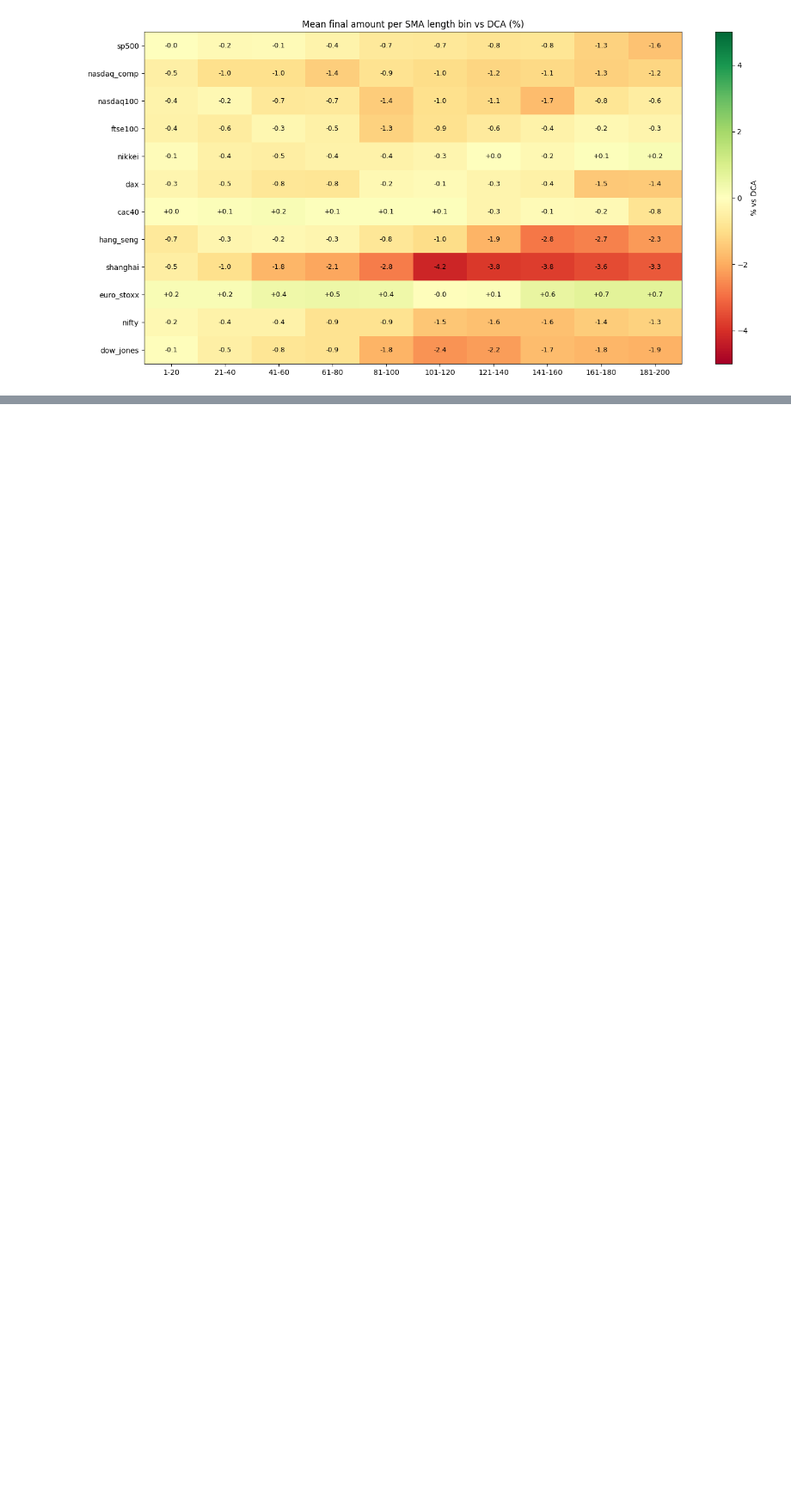
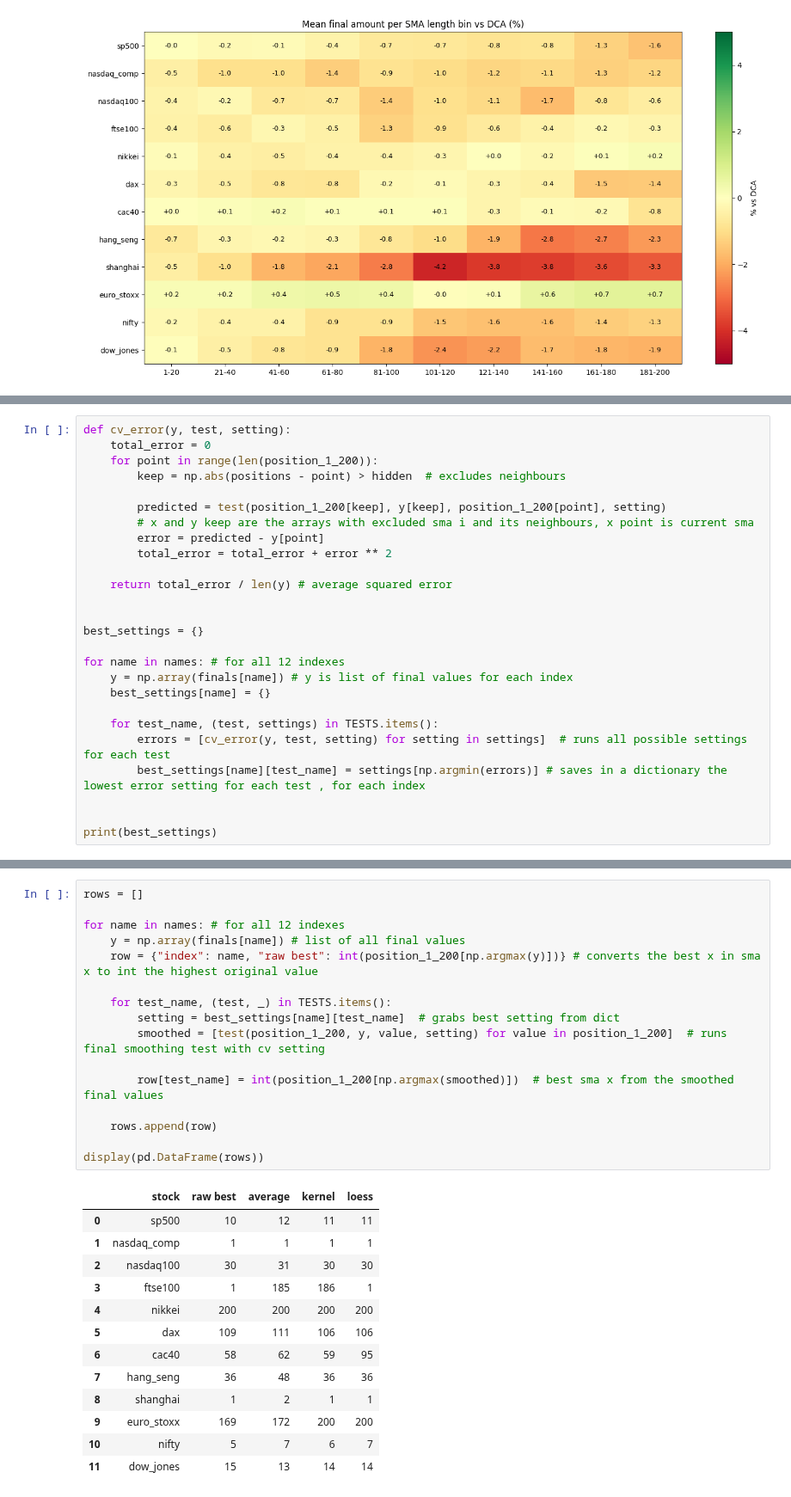
Before and after one commit to pedrosalgado22/SMAstrategy, a Jupyter notebook: smanalysis_fullsimulation.ipynb, the cells around one changed output, grey strips where cells are left out. Shown at 86% size. Cells and saved outputs as stored; diff of their text form; blank space fills up the shorter version.

```diff
--- a/smanalysis_simulation.ipynb
+++ b/smanalysis_fullsimulation.ipynb
@@ -531,0 +435,26 @@ display(table.style.map(colour, subset=[f"significant ({w})" for w in WIDTHS]))
+# %%
+def cv_error(y, test, setting):
+    total_error = 0
+    for point in range(len(position_1_200)):
+        keep = np.abs(positions - point) > hidden  # excludes neighbours
+
+        predicted = test(position_1_200[keep], y[keep], position_1_200[point], setting)
+        # x and y keep are the arrays with excluded sma i and its neighbours, x point is current sma
+        error = predicted - y[point]
+        total_error = total_error + error ** 2
+
+    return total_error / len(y) # average squared error
+
+
+best_settings = {}
+
+for name in names: # for all 12 indexes
+    y = np.array(finals[name]) # y is list of final values for each index
+    best_settings[name] = {}
+
+    for test_name, (test, settings) in TESTS.items():
+        errors = [cv_error(y, test, setting) for setting in settings]  # runs all possible settings for each test
+        best_settings[name][test_name] = settings[np.argmin(errors)] # saves in a dictionary the lowest error setting for each test , for each index
+
+
+print(best_settings)
@@ -531,0 +463,30 @@ display(table.style.map(colour, subset=[f"significant ({w})" for w in WIDTHS]))
+# %%
+rows = []
+
+for name in names: # for all 12 indexes
+    y = np.array(finals[name]) # list of all final values
+    row = {"index": name, "raw best": int(position_1_200[np.argmax(y)])} # converts the best x in sma x to int the highest original value
+
+    for test_name, (test, _) in TESTS.items():
+        setting = best_settings[name][test_name]  # grabs best setting from dict
+        smoothed = [test(position_1_200, y, value, setting) for value in position_1_200]  # runs final smoothing test with cv setting
+
+        row[test_name] = int(position_1_200[np.argmax(smoothed)])  # best sma x from the smoothed final values
+
+    rows.append(row)
+
+display(pd.DataFrame(rows))
+# %% [output]
+|  | stock | raw best | average | kernel | loess |
+| 0 | sp500 | 10 | 12 | 11 | 11 |
+| 1 | nasdaq_comp | 1 | 1 | 1 | 1 |
+| 2 | nasdaq100 | 30 | 31 | 30 | 30 |
+| 3 | ftse100 | 1 | 185 | 186 | 1 |
+| 4 | nikkei | 200 | 200 | 200 | 200 |
+| 5 | dax | 109 | 111 | 106 | 106 |
+| 6 | cac40 | 58 | 62 | 59 | 95 |
+| 7 | hang_seng | 36 | 48 | 36 | 36 |
+| 8 | shanghai | 1 | 2 | 1 | 1 |
+| 9 | euro_stoxx | 169 | 172 | 200 | 200 |
+| 10 | nifty | 5 | 7 | 6 | 7 |
+| 11 | dow_jones | 15 | 13 | 14 | 14 |
```
Also changed, not shown: parts of 10 cells of this notebook, 4 other files.
